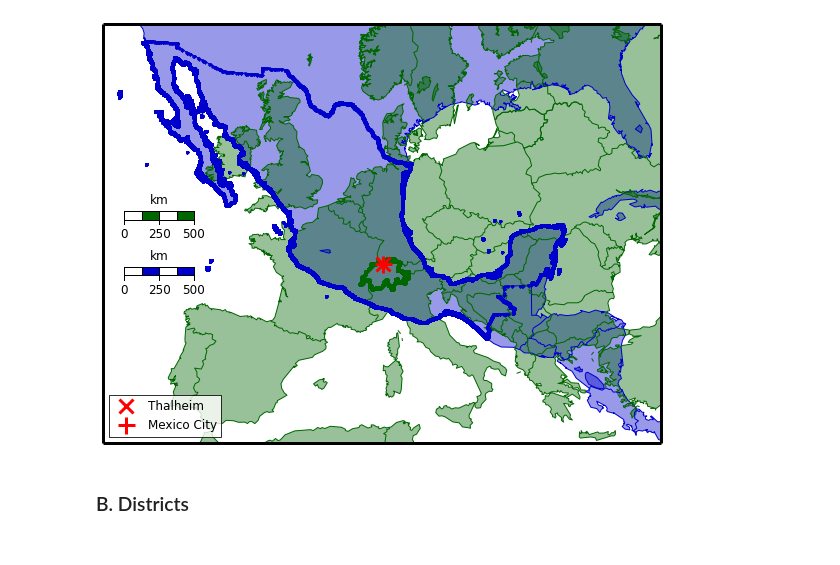
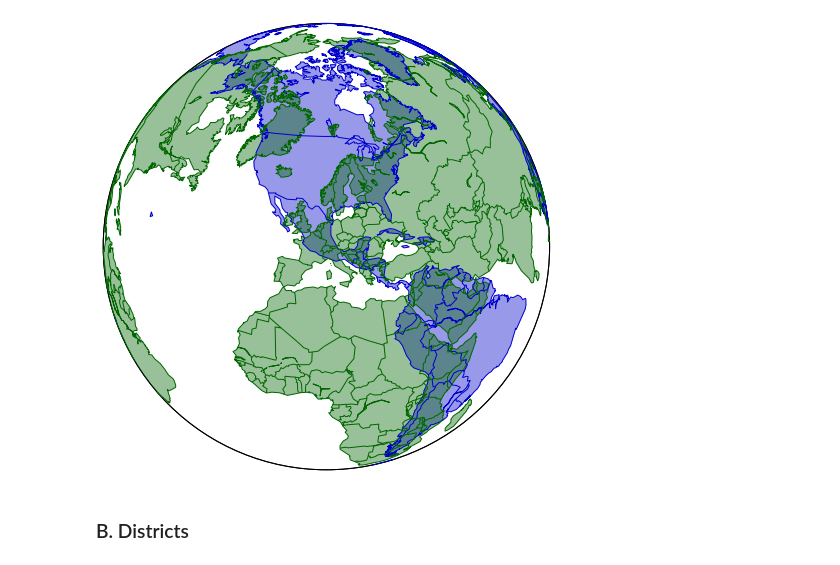
Before and after one commit to prisae/blog-notebooks, a Jupyter notebook: MXCH.ipynb, the cells around one changed output. Drawn from its saved outputs; the diff is of its cells as text; code cells hidden in the pictures.

```diff
--- a/MXCH.ipynb
+++ b/MXCH.ipynb
@@ -49,57 +104,24 @@ cCH = '#006600' # Green tone
-# %%
-fig1 = plt.figure(figsize=(10,8))
-
-# Draw basemaps for Mexico and Switzerland
-m_mx = Basemap(width=width, height=height, resolution=res, projection=proj,
-            lon_0=MX[0]+shift[0], lat_0=MX[1]+shift[1])
-m_ch = Basemap(width=width, height=height, resolution=res, projection=proj,
-            lon_0=TH[0]+shift[0], lat_0=TH[1]+shift[1])
-
-# Draw coast lines
-m_mx.drawcoastlines(color=cMX, linewidth=1)
-m_ch.drawcoastlines(color=cCH, linewidth=1)
-
-# Draw all country borders
-m_mx.drawcountries(color=cMX, linewidth=1)
-m_ch.drawcountries(color=cCH, linewidth=1)
-
-# Fill continets and lakes
-m_mx.fillcontinents(lake_color=cMX, color=cMX, alpha=.4)
-m_ch.fillcontinents(lake_color=cCH, color=cCH, alpha=.4)
-
-# Draw extra points for the Swiss and Mexicon countries to highlight
-CHE_adm = shapefile.Reader('data/basemap/CHE_adm/CHE_adm0')
-MEX_adm = shapefile.Reader('data/basemap/MEX_adm/MEX_adm0')
-
-chlonlat = np.array(CHE_adm.shape().points)
-mxlonlat = np.array(MEX_adm.shape().points)
-
-m_ch.plot(chlonlat[:, 0], chlonlat[:, 1], '.', c=cCH, latlon=True, lw=2)
-m_mx.plot(mxlonlat[:, 0], mxlonlat[:, 1], '.', c=cMX, latlon=True, lw=2)
-
-# Draw scales to cross-check that the scales are the same
-# (shift scale 1600 km to the West from centre, and a bit North/South)
-smx = np.array(m_mx(MX[0], MX[1])) - np.array([1600000,  50000])
-sth = np.array(m_ch(TH[0], TH[1])) - np.array([1600000, -350000])
-ismx = m_mx(smx[0], smx[1], inverse='True')
-isth = m_ch(sth[0], sth[1], inverse='True')
-
-m_mx.drawmapscale(ismx[0], ismx[1], MX[0]+shift[0], MX[1]+shift[1],
-                  500, barstyle='fancy', fillcolor2=cMX, fontsize=12)
-m_ch.drawmapscale(isth[0], isth[1], TH[0]+shift[0], TH[1]+shift[1],
-                  500, barstyle='fancy',  fillcolor2=cCH, fontsize=12)
-
-# Add Mexico City and Thalheim AG
-m_mx.plot(MX[0], MX[1], 'x', c='r', ms=14, mew=3, latlon=True, label='Thalheim')
-m_ch.plot(TH[0], TH[1], '+', c='r', ms=17, mew=3, latlon=True, label='Mexico City')
-lg = plt.legend(loc='lower left', fontsize=12, numpoints=1)
-lg.get_frame().set_alpha(.8) # A little transparency
-
-# Draw a thick border around the whole
-m_mx.drawmapboundary(color='k', linewidth=3)
-
-plt.show()
-# %% [output]
-[figure, removed]
+# %%
+fig1b = plt.figure(figsize=(8, 8))
+
+# Create basemaps for Mexico and Switzerland
+m_mx = Basemap(resolution='c', projection='ortho', lon_0=DF[0], lat_0=DF[1])
+m_ch = Basemap(resolution='c', projection='ortho', lon_0=TH[0], lat_0=TH[1])
+
+# Draw coast lines
+m_mx.drawcoastlines(color=cMX, linewidth=1)
+m_ch.drawcoastlines(color=cCH, linewidth=1)
+
+# Draw all country borders
+m_mx.drawcountries(color=cMX, linewidth=1)
+m_ch.drawcountries(color=cCH, linewidth=1)
+
+# Fill continents and lakes
+m_mx.fillcontinents(lake_color='none', color=cMX, alpha=.4)
+m_ch.fillcontinents(lake_color='none', color=cCH, alpha=.4)
+
+plt.show()
+# %% [output]
+[figure, added]
 # %% [markdown]
 ### B. Districts
```
Also changed, not shown: parts of 12 cells of this notebook, 2 other files.
